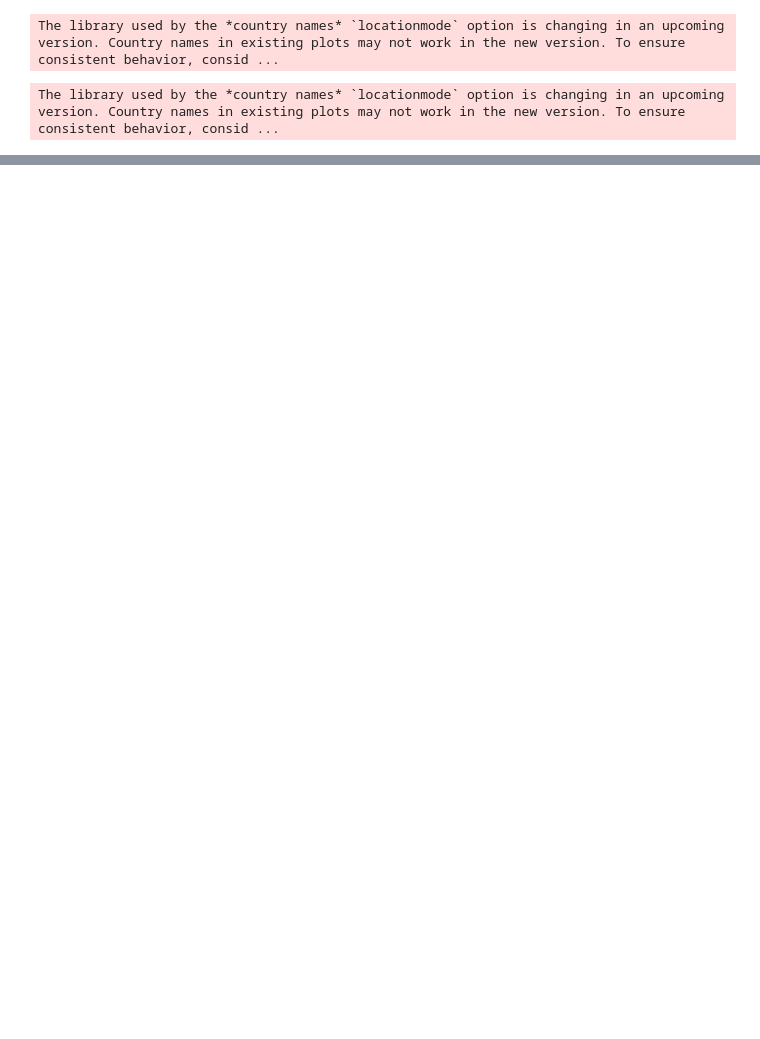
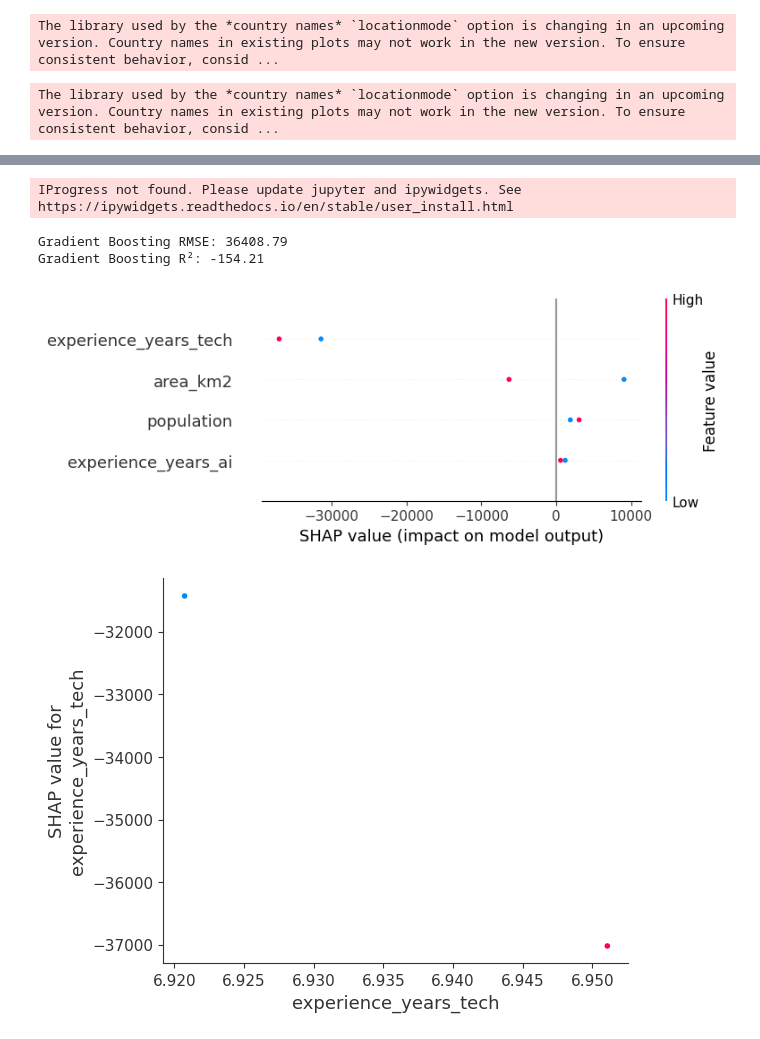
Before and after one commit to CypherTyphoon/Portfolio_Insights, a Jupyter notebook: 03_AI_Jobs_Cities.ipynb, the cells around one changed output, grey strips where cells are left out. Saved outputs shown, nothing was run; the diff lists cells and outputs as text; code cells hidden in the pictures; blank space fills up the shorter version.

```diff
--- a/03_AI_Jobs_Cities.ipynb
+++ b/03_AI_Jobs_Cities.ipynb
@@ -457,0 +513,44 @@ R²: -3.93
+# %%
+# 1️⃣ Imports
+from sklearn.ensemble import GradientBoostingRegressor
+from sklearn.model_selection import train_test_split
+from sklearn.metrics import mean_squared_error, r2_score
+import shap
+import matplotlib.pyplot as plt
+import numpy as np
+
+# 2️⃣ Features & Ziel definieren
+features = ['experience_years_tech', 'experience_years_ai', 'population', 'area_km2']
+X = df_model[features]  # df_model aus Block 23
+y = df_model['salary_usd_tech']
+
+# 3️⃣ Train/Test Split
+X_train, X_test, y_train, y_test = train_test_split(X, y, test_size=0.2, random_state=42)
+
+# 4️⃣ Gradient Boosting Modell
+gb = GradientBoostingRegressor(n_estimators=300, max_depth=4, learning_rate=0.1, random_state=42)
+gb.fit(X_train, y_train)
+
+# 5️⃣ Vorhersage & Performance
+y_pred = gb.predict(X_test)
+rmse = np.sqrt(mean_squared_error(y_test, y_pred))
+r2 = r2_score(y_test, y_pred)
+print(f"Gradient Boosting RMSE: {rmse:.2f}")
+print(f"Gradient Boosting R²: {r2:.2f}")
+
+# 6️⃣ SHAP Werte berechnen
+explainer = shap.Explainer(gb, X_train)
+shap_values = explainer(X_test)
+
+# 7️⃣ Summary Plot (Feature Importance + Effekt)
+shap.summary_plot(shap_values, X_test, feature_names=features)
+
+# 8️⃣ Optional: einzelne Feature-Dependence Plot
+for feature in features:
+    shap.dependence_plot(feature, shap_values.values, X_test, feature_names=features)
+# %% [output]
+IProgress not found. Please update jupyter and ipywidgets. See https://ipywidgets.readthedocs.io/en/stable/user_install.html
+Gradient Boosting RMSE: 36408.79
+Gradient Boosting R²: -154.21
+[figure, added]
+[figure, added]
```
Also changed, not shown: parts of 15 cells of this notebook.
